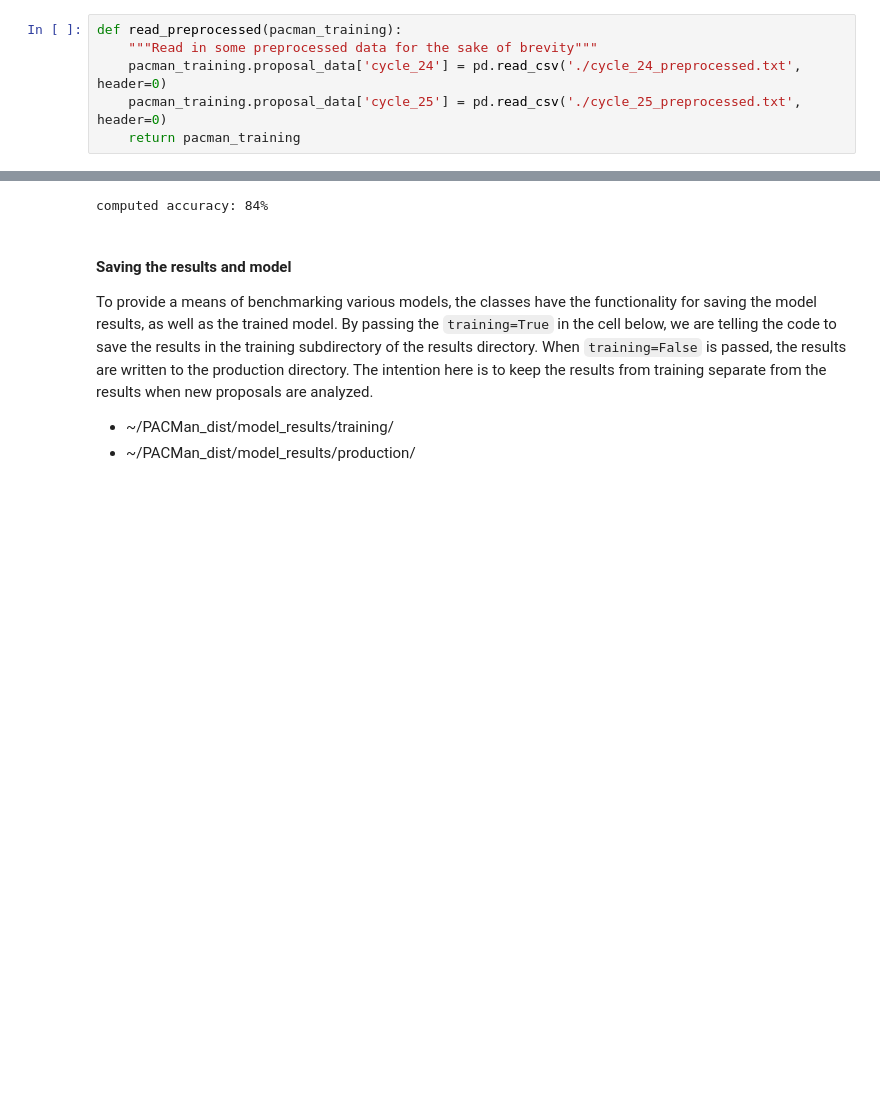
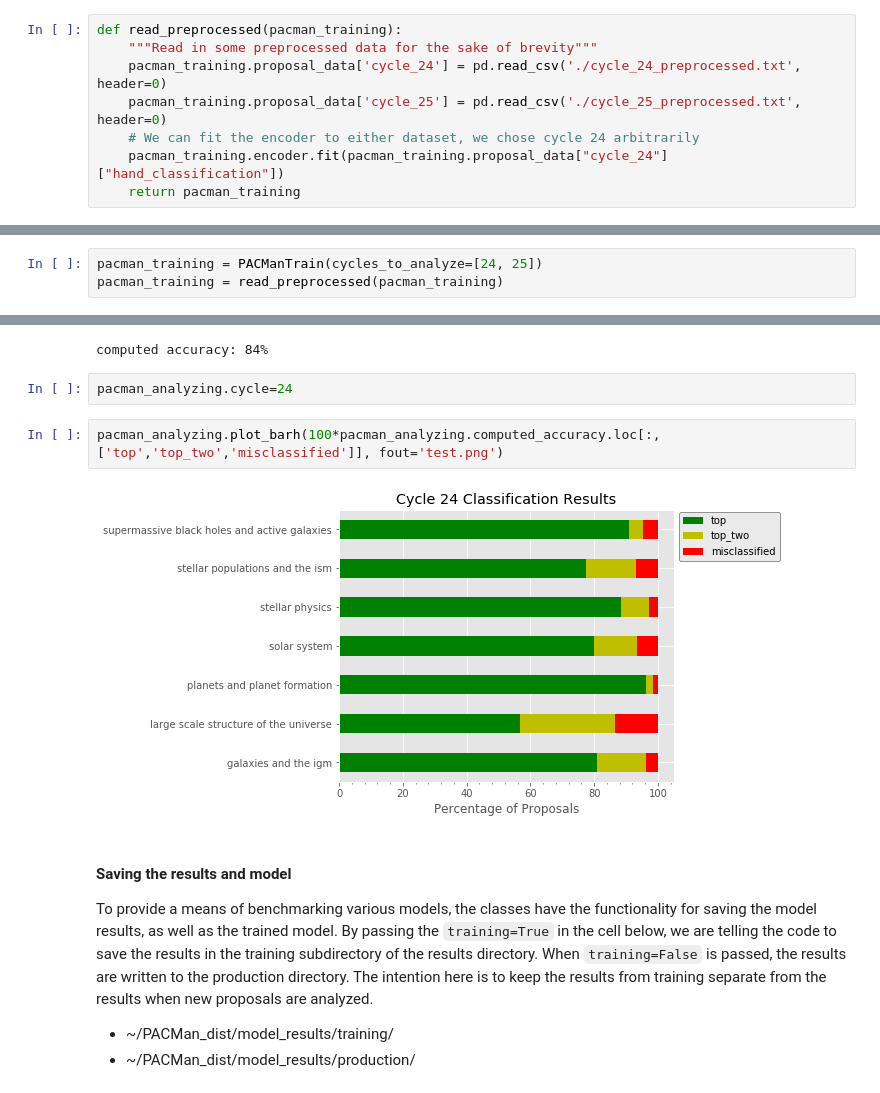
Before and after one commit to nmiles2718/PACMan_dist, a Jupyter notebook: notebooks/howto_training.ipynb, the cells around one changed output, grey strips where cells are left out. Saved outputs shown, nothing was run; the diff lists cells and outputs as text; blank space fills up the shorter version.

Commit message:
finalizing the howto guide for training

```diff
--- a/notebooks/howto_training.ipynb
+++ b/notebooks/howto_training.ipynb
@@ -84,4 +84,6 @@ def read_preprocessed(pacman_training):
     """Read in some preprocessed data for the sake of brevity"""
     pacman_training.proposal_data['cycle_24'] = pd.read_csv('./cycle_24_preprocessed.txt', header=0)
     pacman_training.proposal_data['cycle_25'] = pd.read_csv('./cycle_25_preprocessed.txt', header=0)
+    # We can fit the encoder to either dataset, we chose cycle 24 arbitrarily
+    pacman_training.encoder.fit(pacman_training.proposal_data["cycle_24"]["hand_classification"])
     return pacman_training
@@ -97,3 +90,6 @@ pacman_training.proposal_data['cycle_24'].head()
+# %%
+pacman_training = PACManTrain(cycles_to_analyze=[24, 25])
+pacman_training = read_preprocessed(pacman_training)
 # %%
 print('Found proposal information for:\n'+'\n'.join(pacman_training.proposal_data.keys())+'\n')
 
@@ -237,6 +244,12 @@ Total number of supermassive black holes and active galaxies proposals in miscla
 print(f"computed accuracy: {pacman_analyzing.computed_accuracy['top'].sum()/pacman_analyzing.computed_accuracy.sum().sum():.0%}")
 # %% [output]
 computed accuracy: 84%
+# %%
+pacman_analyzing.cycle=24
+# %%
+pacman_analyzing.plot_barh(100*pacman_analyzing.computed_accuracy.loc[:,['top','top_two','misclassified']], fout='test.png')
+# %% [output]
+[figure, added]
 # %% [markdown]
 #### Saving the results and model
 
```
Also changed, not shown: parts of 14 cells of this notebook.
